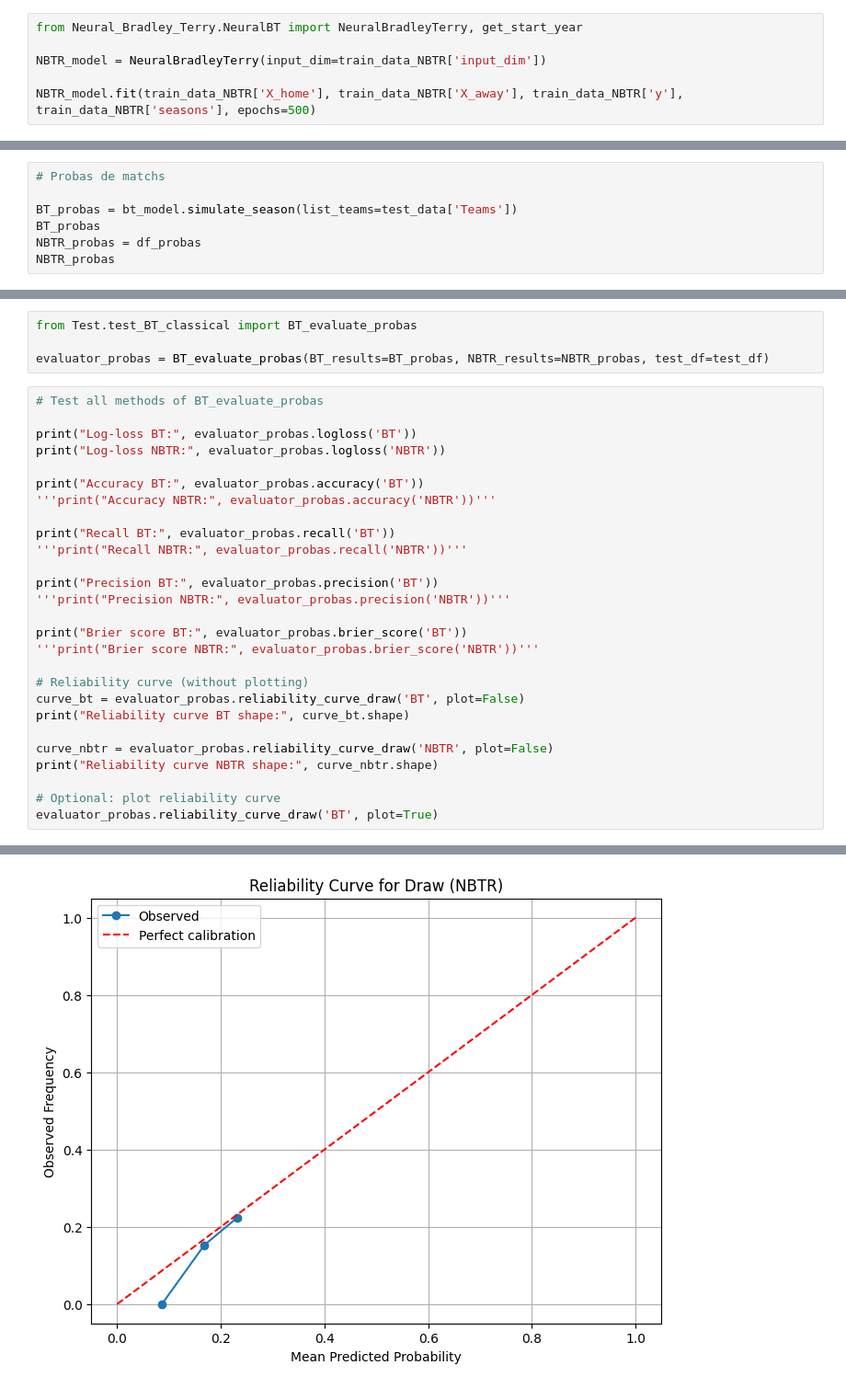
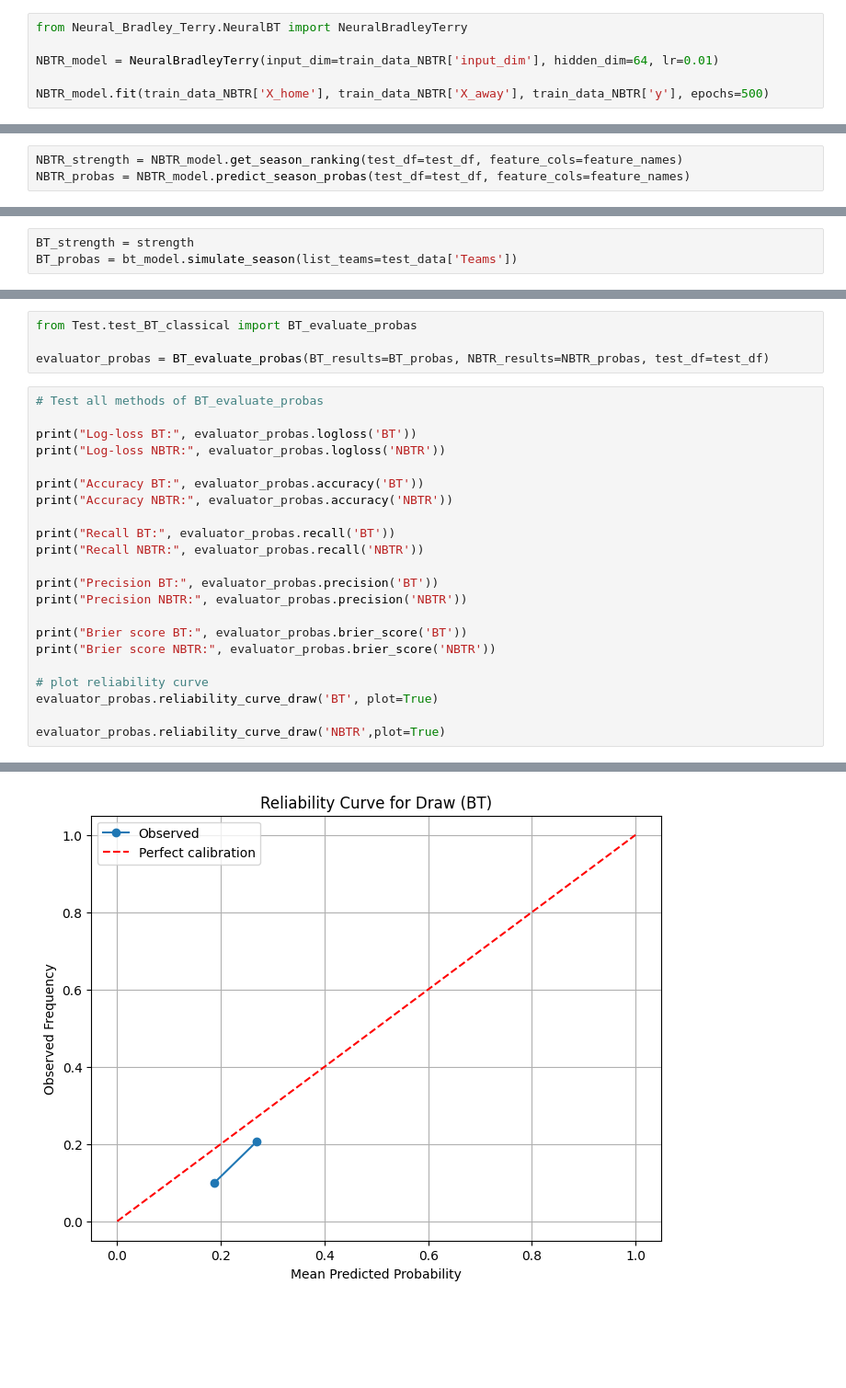
Before and after one commit to plemvan/Learning-Latent-Football-Team-Strengths, a Jupyter notebook: final_main.ipynb, the cells around one changed output, grey strips where cells are left out. Shown at 92% size. Drawn from its saved outputs; the diff is of its cells as text; blank space fills up the shorter version.

```diff
--- a/final_main.ipynb
+++ b/final_main.ipynb
@@ -90,7 +99,7 @@ Model fitted successfully !
 # %%
-from Neural_Bradley_Terry.NeuralBT import NeuralBradleyTerry, get_start_year
+from Neural_Bradley_Terry.NeuralBT import NeuralBradleyTerry
 
-NBTR_model = NeuralBradleyTerry(input_dim=train_data_NBTR['input_dim'])
+NBTR_model = NeuralBradleyTerry(input_dim=train_data_NBTR['input_dim'], hidden_dim=64, lr=0.01)
 
-NBTR_model.fit(train_data_NBTR['X_home'], train_data_NBTR['X_away'], train_data_NBTR['y'], train_data_NBTR['seasons'], epochs=500)
+NBTR_model.fit(train_data_NBTR['X_home'], train_data_NBTR['X_away'], train_data_NBTR['y'], epochs=500)
 # %% [output]
@@ -98 +107,3 @@ Training with time-decayed weights
 # %%
+NBTR_strength = NBTR_model.get_season_ranking(test_df=test_df, feature_cols=feature_names)
+NBTR_probas = NBTR_model.predict_season_probas(test_df=test_df, feature_cols=feature_names)
@@ -178,7 +110,3 @@ Training with time-decayed weights
 # %%
-# Probas de matchs
-
+BT_strength = strength
 BT_probas = bt_model.simulate_season(list_teams=test_data['Teams'])
-BT_probas
-NBTR_probas = df_probas
-NBTR_probas
@@ -276,25 +163,20 @@ print("Log-loss BT:", evaluator_probas.logloss('BT'))
 print("Log-loss NBTR:", evaluator_probas.logloss('NBTR'))
 
 print("Accuracy BT:", evaluator_probas.accuracy('BT'))
-'''print("Accuracy NBTR:", evaluator_probas.accuracy('NBTR'))'''
+print("Accuracy NBTR:", evaluator_probas.accuracy('NBTR'))
 
 print("Recall BT:", evaluator_probas.recall('BT'))
-'''print("Recall NBTR:", evaluator_probas.recall('NBTR'))'''
+print("Recall NBTR:", evaluator_probas.recall('NBTR'))
 
 print("Precision BT:", evaluator_probas.precision('BT'))
-'''print("Precision NBTR:", evaluator_probas.precision('NBTR'))'''
+print("Precision NBTR:", evaluator_probas.precision('NBTR'))
 
 print("Brier score BT:", evaluator_probas.brier_score('BT'))
-'''print("Brier score NBTR:", evaluator_probas.brier_score('NBTR'))'''
+print("Brier score NBTR:", evaluator_probas.brier_score('NBTR'))
 
-# Reliability curve (without plotting)
-curve_bt = evaluator_probas.reliability_curve_draw('BT', plot=False)
-print("Reliability curve BT shape:", curve_bt.shape)
+# plot reliability curve
+evaluator_probas.reliability_curve_draw('BT', plot=True)
 
-curve_nbtr = evaluator_probas.reliability_curve_draw('NBTR', plot=False)
-print("Reliability curve NBTR shape:", curve_nbtr.shape)
-
-# Optional: plot reliability curve
-evaluator_probas.reliability_curve_draw('BT', plot=True)
+evaluator_probas.reliability_curve_draw('NBTR',plot=True)
 # %% [output]
 Log-loss BT: 1.005558437525326
@@ -308 +192 @@ Reliability curve NBTR shape: (10, 4)
-[figure, old version]
+[figure, new version]
```
Also changed, not shown: parts of 11 cells of this notebook, 4 other files.
